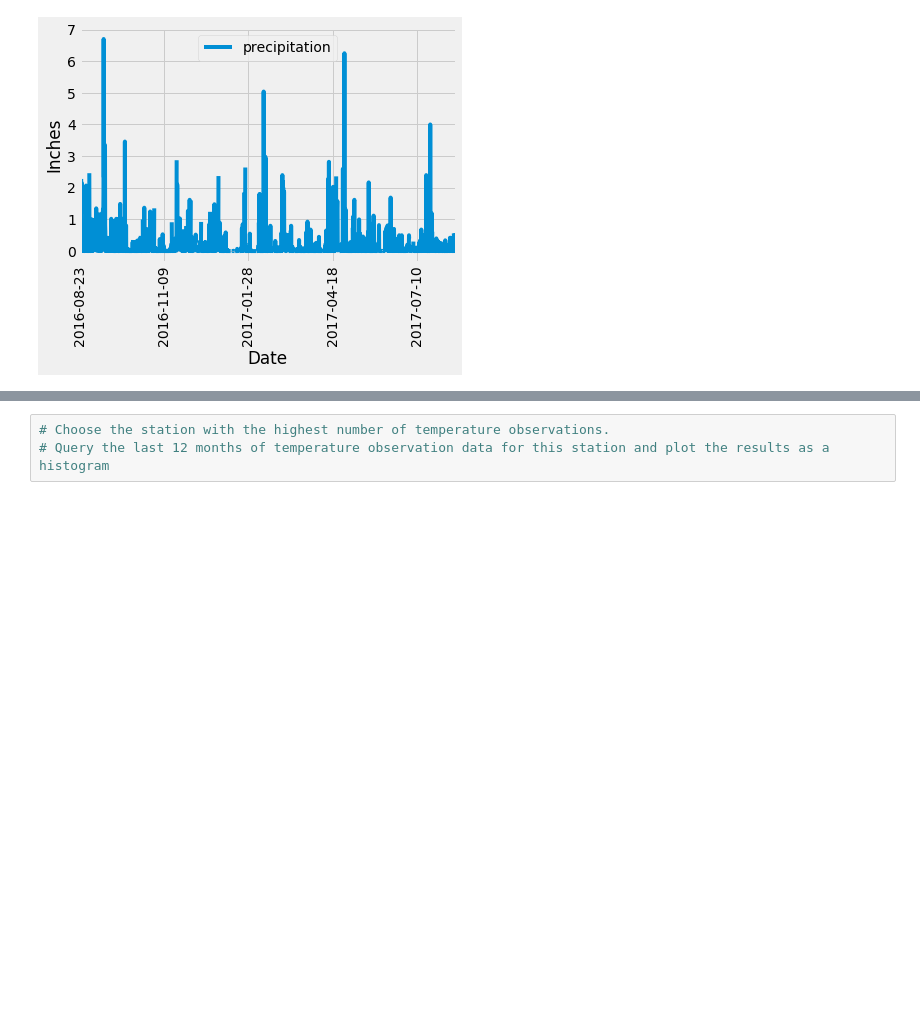
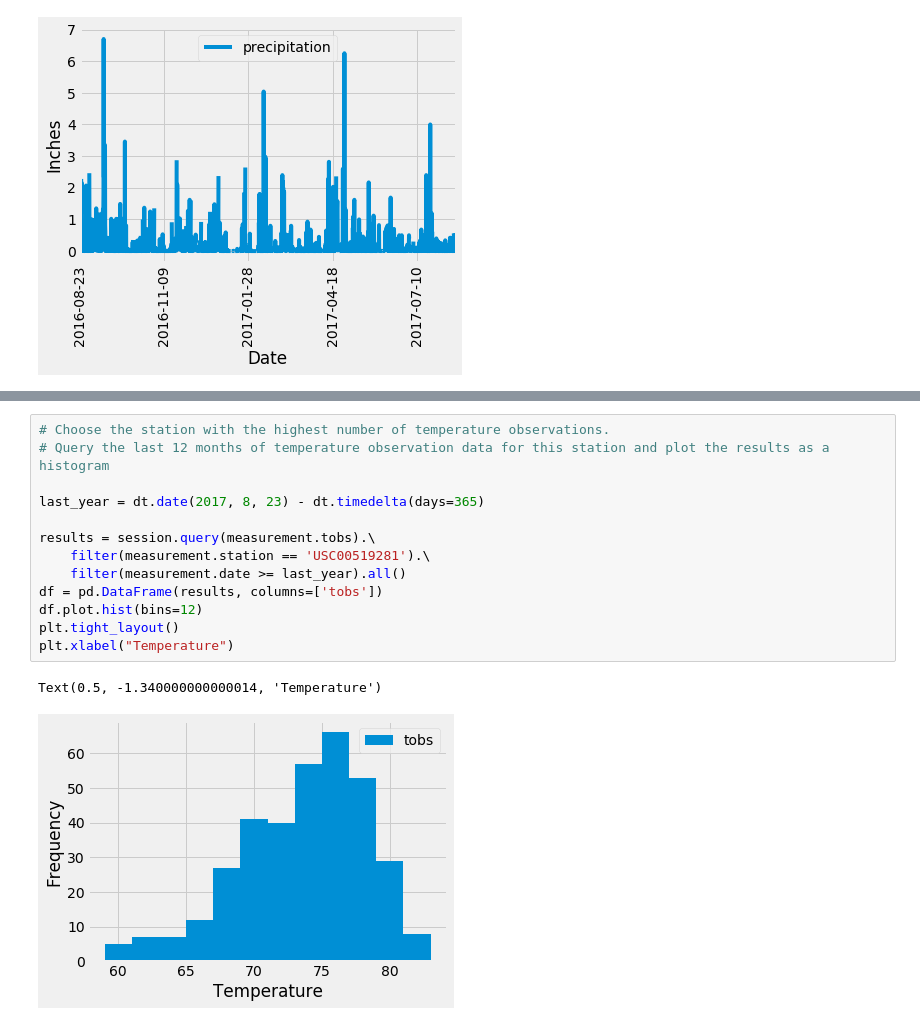
Before and after one commit to Linadavila/sqlalchemy-challenge, a Jupyter notebook: climate_starter.ipynb, the cells around one changed output, grey strips where cells are left out. Cells and saved outputs as stored; diff of their text form; blank space fills up the shorter version.

```diff
--- a/climate_starter.ipynb
+++ b/climate_starter.ipynb
@@ -108,3 +152,16 @@ Text(0, 0.5, 'Inches')
 # %%
 # Choose the station with the highest number of temperature observations.
 # Query the last 12 months of temperature observation data for this station and plot the results as a histogram
+
+last_year = dt.date(2017, 8, 23) - dt.timedelta(days=365)
+
+results = session.query(measurement.tobs).\
+    filter(measurement.station == 'USC00519281').\
+    filter(measurement.date >= last_year).all()
+df = pd.DataFrame(results, columns=['tobs'])
+df.plot.hist(bins=12)
+plt.tight_layout()
+plt.xlabel("Temperature")
+# %% [output]
+Text(0.5, -1.340000000000014, 'Temperature')
+[figure, added]
```
Also changed, not shown: parts of 6 cells of this notebook, 1 other file.
